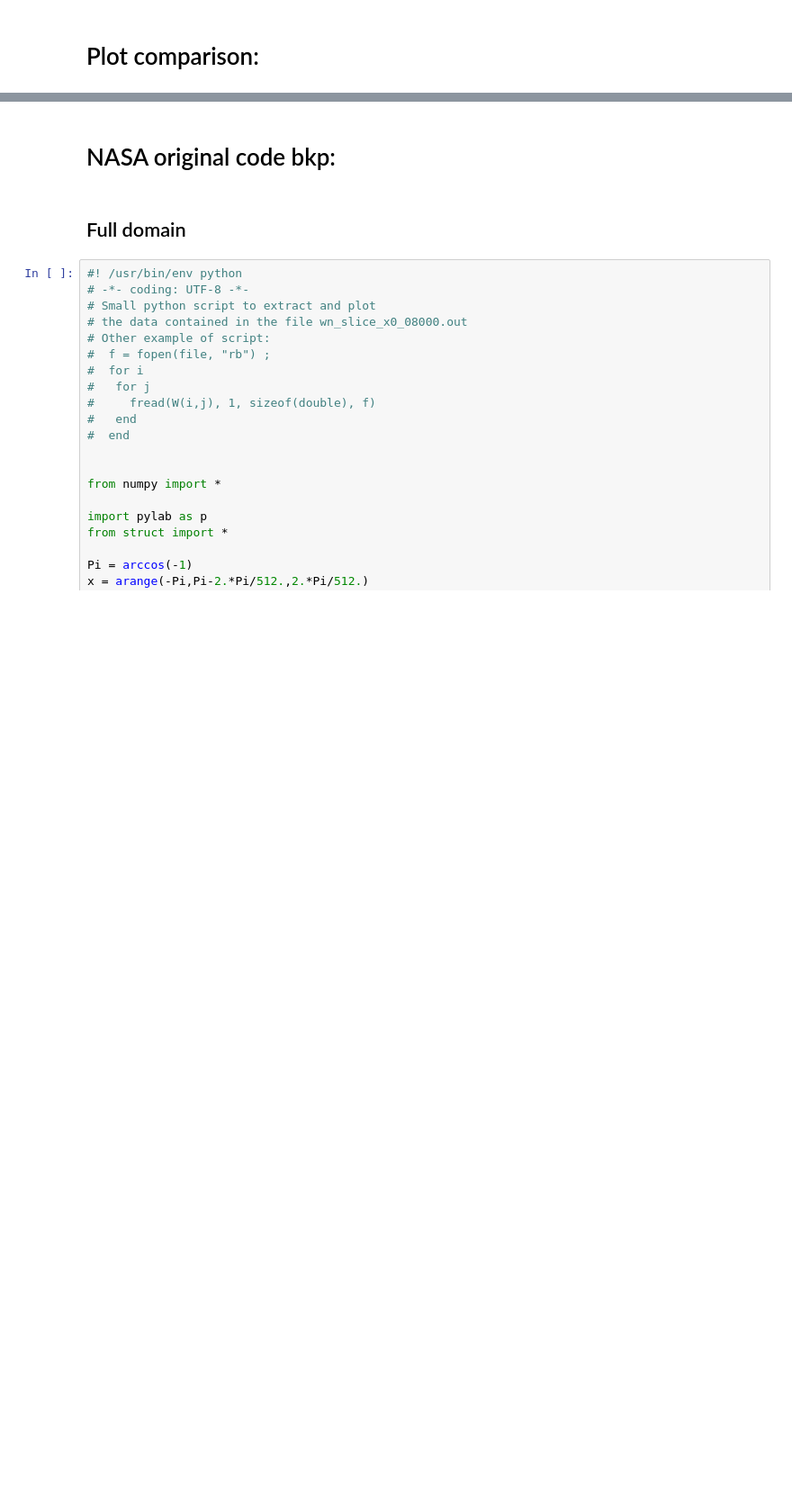
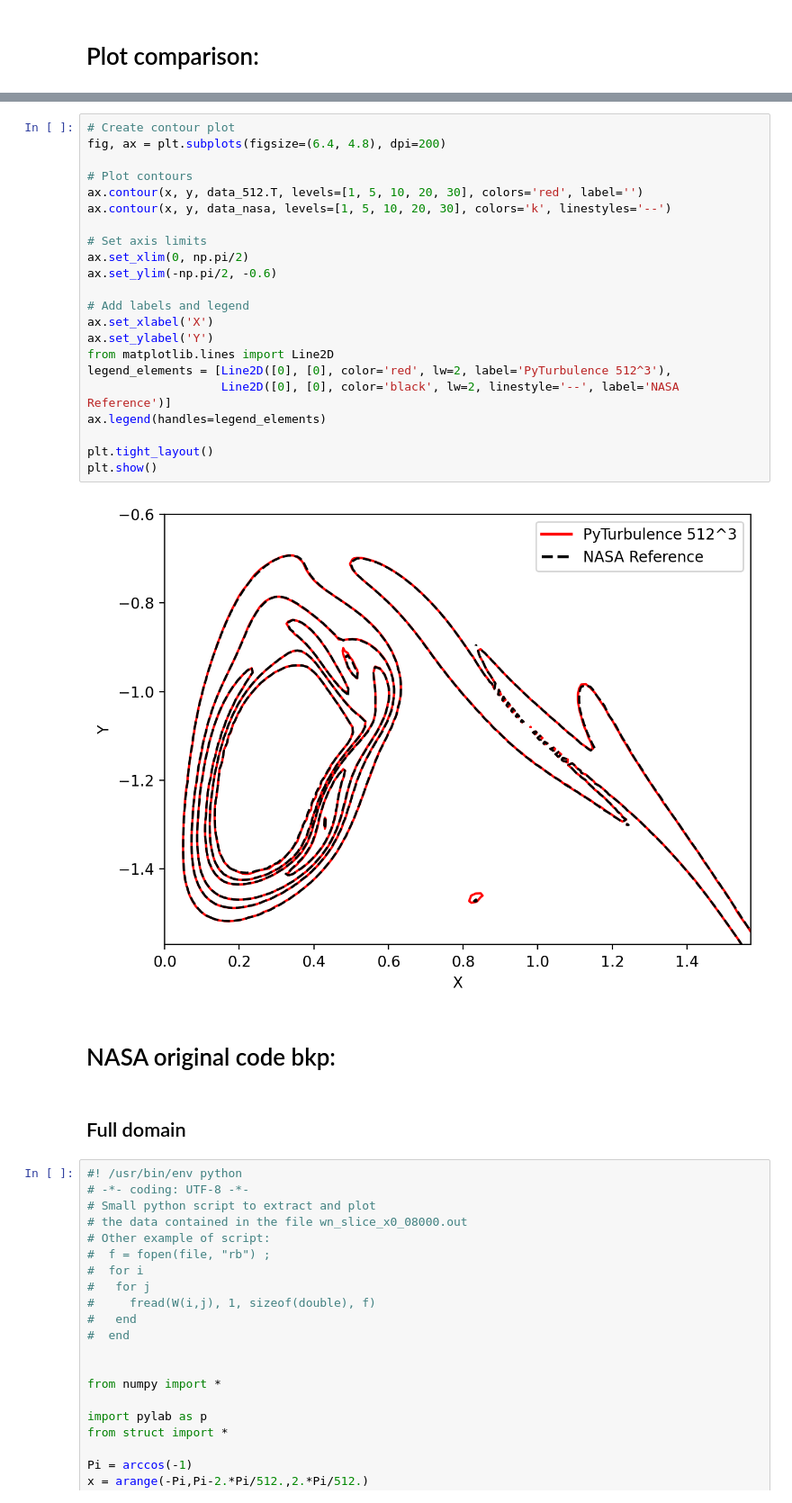
Before and after one commit to adsmendesdaniel/PyTurbulence, a Jupyter notebook: Data_analysis/NASA_isocontours_comparison.ipynb, the cells around one changed output, grey strips where cells are left out. Shown at 90% size. Drawn from its saved outputs; the diff is of its cells as text; blank space fills up the shorter version.

```diff
--- a/Data_analysis/NASA_isocontours_comparison.ipynb
+++ b/Data_analysis/NASA_isocontours_comparison.ipynb
@@ -55,3 +338,27 @@ plt.show()
+# %%
+# Create contour plot
+fig, ax = plt.subplots(figsize=(6.4, 4.8), dpi=200)
+
+# Plot contours
+ax.contour(x, y, data_512.T, levels=[1, 5, 10, 20, 30], colors='red', label='')
+ax.contour(x, y, data_nasa, levels=[1, 5, 10, 20, 30], colors='k', linestyles='--')
+
+# Set axis limits
+ax.set_xlim(0, np.pi/2)
+ax.set_ylim(-np.pi/2, -0.6)
+
+# Add labels and legend
+ax.set_xlabel('X')
+ax.set_ylabel('Y')
+from matplotlib.lines import Line2D
+legend_elements = [Line2D([0], [0], color='red', lw=2, label='PyTurbulence 512^3'),
+                   Line2D([0], [0], color='black', lw=2, linestyle='--', label='NASA Reference')]
+ax.legend(handles=legend_elements)
+
+plt.tight_layout()
+plt.show()
+# %% [output]
+[figure, added]
 # %% [markdown]
 # NASA original code bkp:
 # %% [markdown]
```
Also changed, not shown: parts of 10 cells of this notebook, 1 other file.
